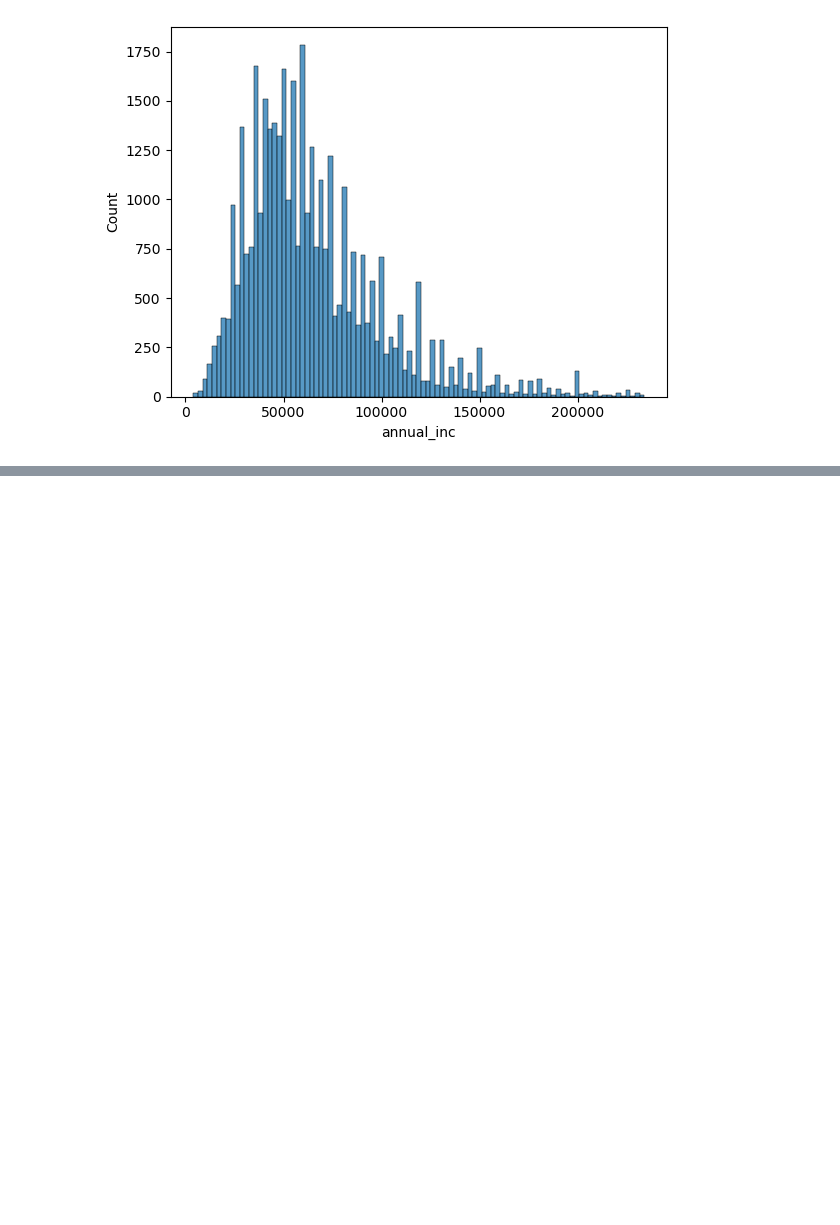
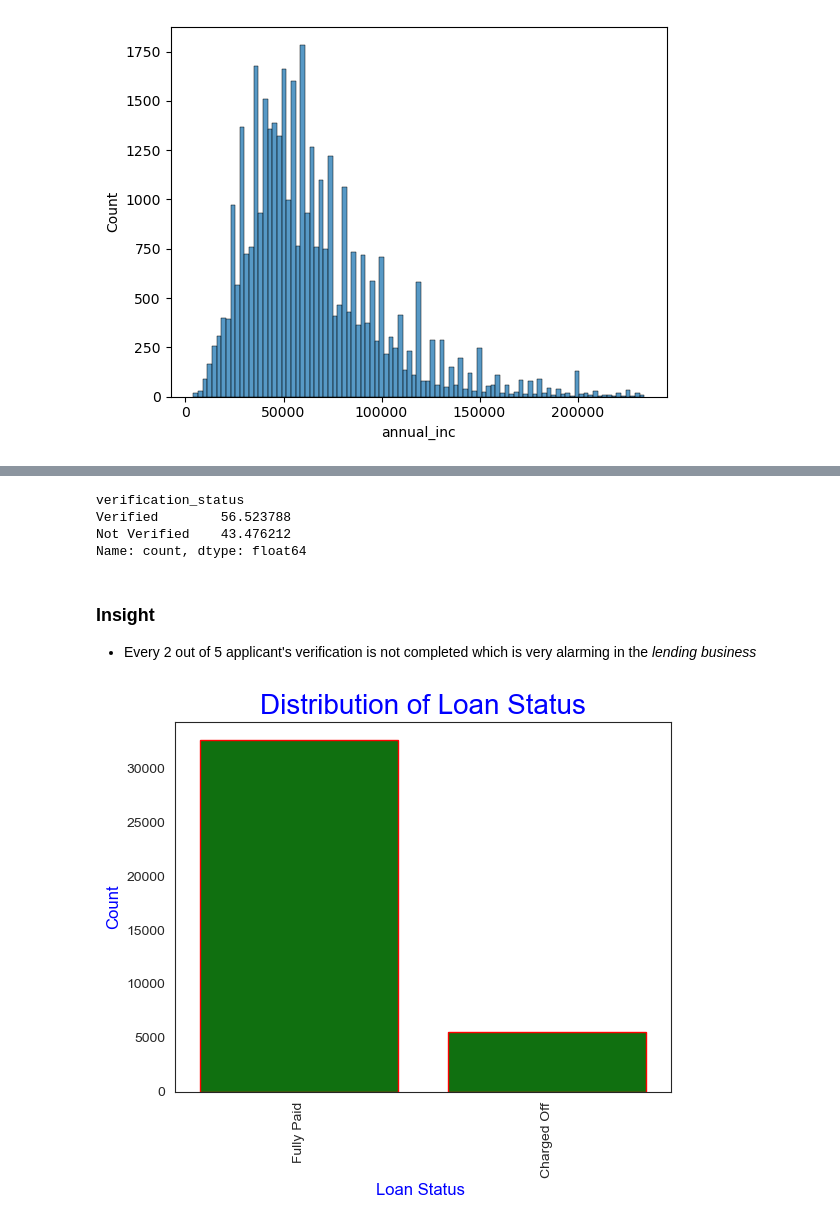
Before and after one commit to dipaksah20/Lending_Club_Case_Study, a Jupyter notebook: Dipak_Sah.ipynb, the cells around one changed output, grey strips where cells are left out. Cells and saved outputs as stored; diff of their text form; code cells hidden in the pictures; blank space fills up the shorter version.

```diff
--- a/Dipak_Sah.ipynb
+++ b/Dipak_Sah.ipynb
@@ -678,0 +746,14 @@ plt.show()
+# %%
+loan['verification_status'].value_counts()/loan.shape[0]*100
+# %% [output]
+verification_status
+Verified        56.523788
+Not Verified    43.476212
+Name: count, dtype: float64
+# %% [markdown]
+### Insight
+* Every 2 out of 5 applicant's verification is not completed which is very alarming in the *lending business*
+# %%
+unordered_visualization('loan_status','Loan Status ','Distribution of Loan Status')
+# %% [output]
+[figure, added]
```
Also changed, not shown: parts of 117 cells of this notebook.
